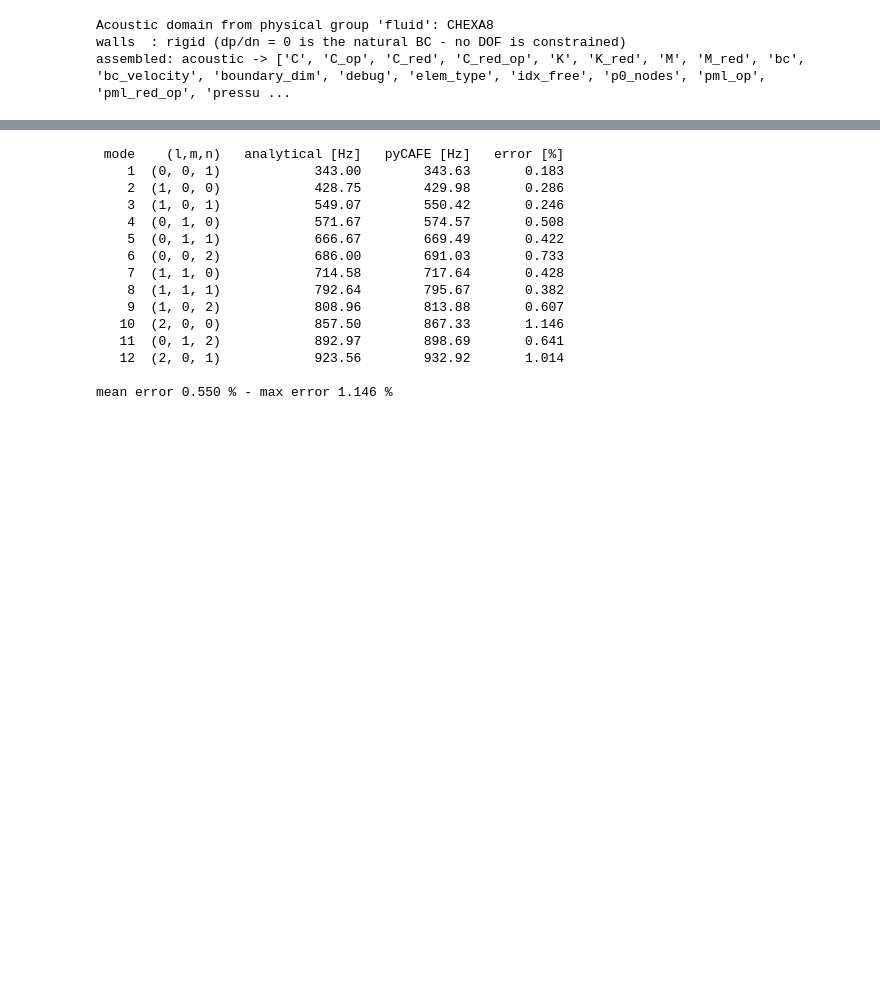
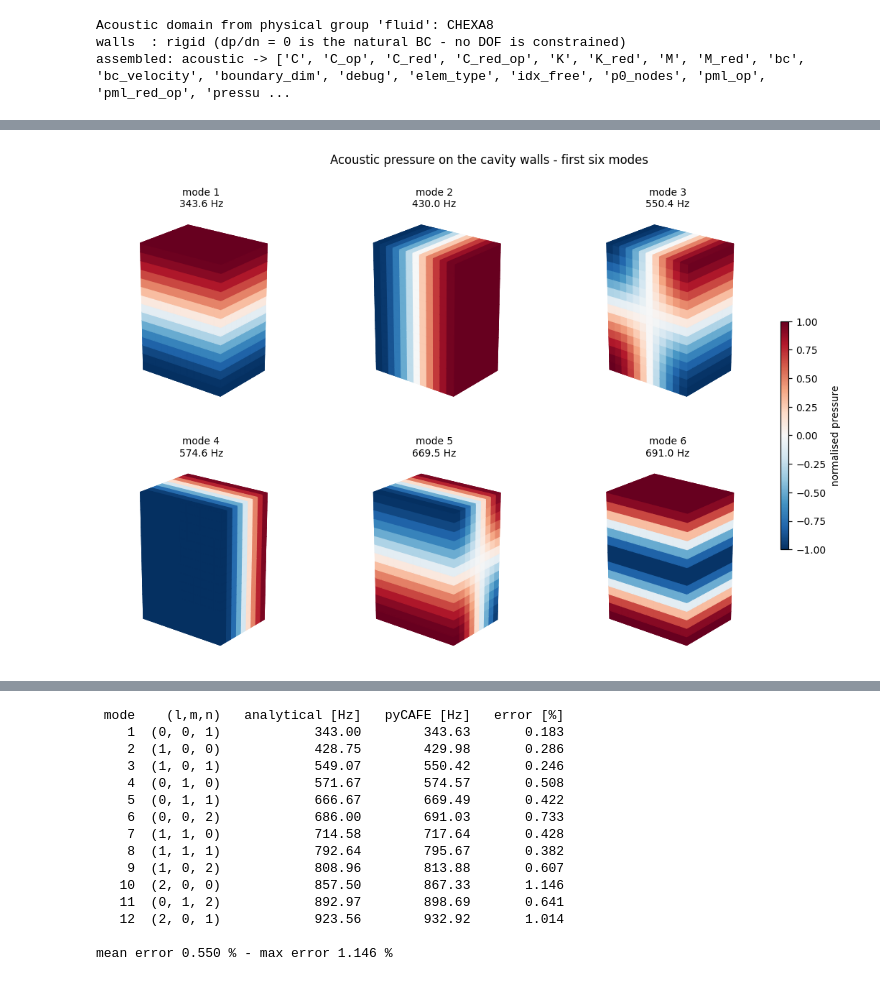
Before and after one commit to DanFabb/pycafe, a Jupyter notebook: examples/01_cavity_acoustic_3d.ipynb, the cells around one changed output, grey strips where cells are left out. Drawn from its saved outputs; the diff is of its cells as text; code cells hidden in the pictures; blank space fills up the shorter version.

```diff
--- a/examples/01_cavity_acoustic_3d.ipynb
+++ b/examples/01_cavity_acoustic_3d.ipynb
@@ -197,0 +202,8 @@ compared just as well.
+# %%
+K, M = system["K"], system["M"]
+freqs, modes = solve_modal_acoustic_reduced(K, M, num_modes=N_MODES)
+
+print(f"{modes.shape[0]} pressure DOFs, {modes.shape[1]} modes")
+print()
+for i, f in enumerate(freqs):
+    print(f"  mode {i+1:2d}   {f:8.2f} Hz")
@@ -197,0 +239,55 @@ compared just as well.
+# %%
+xs, ys, zs = AXES
+ix = np.searchsorted(xs, np.round(nodes[:, 0], 9))
+iy = np.searchsorted(ys, np.round(nodes[:, 1], 9))
+iz = np.searchsorted(zs, np.round(nodes[:, 2], 9))
+GRID = np.empty((xs.size, ys.size, zs.size), dtype=int)
+GRID[ix, iy, iz] = np.arange(nodes.shape[0])
+
+
+def plot_cavity_mode(ax, p, title, cmap="RdBu_r"):
+    '''Cavity walls coloured by the nodal pressure field.'''
+    P = p[GRID]
+    P = P / np.abs(P).max()
+    if P.ravel()[np.abs(P).argmax()] < 0:
+        P = -P
+    x, y, z = xs, ys, zs
+    norm = plt.Normalize(-1, 1)
+    colors = plt.get_cmap(cmap)
+
+    Y, Z = np.meshgrid(y, z, indexing="ij")
+    for i, xv in ((0, x[0]), (-1, x[-1])):
+        ax.plot_surface(np.full_like(Y, xv), Y, Z, rstride=1, cstride=1,
+                        facecolors=colors(norm(P[i])), shade=False)
+    X, Z = np.meshgrid(x, z, indexing="ij")
+    for j, yv in ((0, y[0]), (-1, y[-1])):
+        ax.plot_surface(X, np.full_like(X, yv), Z, rstride=1, cstride=1,
+                        facecolors=colors(norm(P[:, j])), shade=False)
+    X, Y = np.meshgrid(x, y, indexing="ij")
+    for k, zv in ((0, z[0]), (-1, z[-1])):
+        ax.plot_surface(X, Y, np.full_like(X, zv), rstride=1, cstride=1,
+                        facecolors=colors(norm(P[:, :, k])), shade=False)
+
+    ax.set_box_aspect((LX, LY, LZ))
+    ax.set_title(title, fontsize=9)
+    ax.set_axis_off()
+    ax.view_init(elev=22, azim=-52)
+
+
+def plot_modes(first, last, title):
+    '''Modes first..last on one figure, three to a row.'''
+    fig = plt.figure(figsize=(13, 7.5))
+    for k, i in enumerate(range(first, last)):
+        ax = fig.add_subplot(2, 3, k + 1, projection="3d")
+        plot_cavity_mode(ax, modes[:, i],
+                         f"mode {i+1}\n{freqs[i]:.1f} Hz")
+    fig.suptitle(title, y=0.97)
+    fig.colorbar(cm.ScalarMappable(norm=plt.Normalize(-1, 1), cmap="RdBu_r"),
+                 ax=fig.axes, shrink=0.5, aspect=30, pad=0.02,
+                 label="normalised pressure")
+    plt.show()
+
+
+plot_modes(0, 6, "Acoustic pressure on the cavity walls - first six modes")
+# %% [output]
+[figure, added]
```
Also changed, not shown: parts of 10 cells of this notebook.
